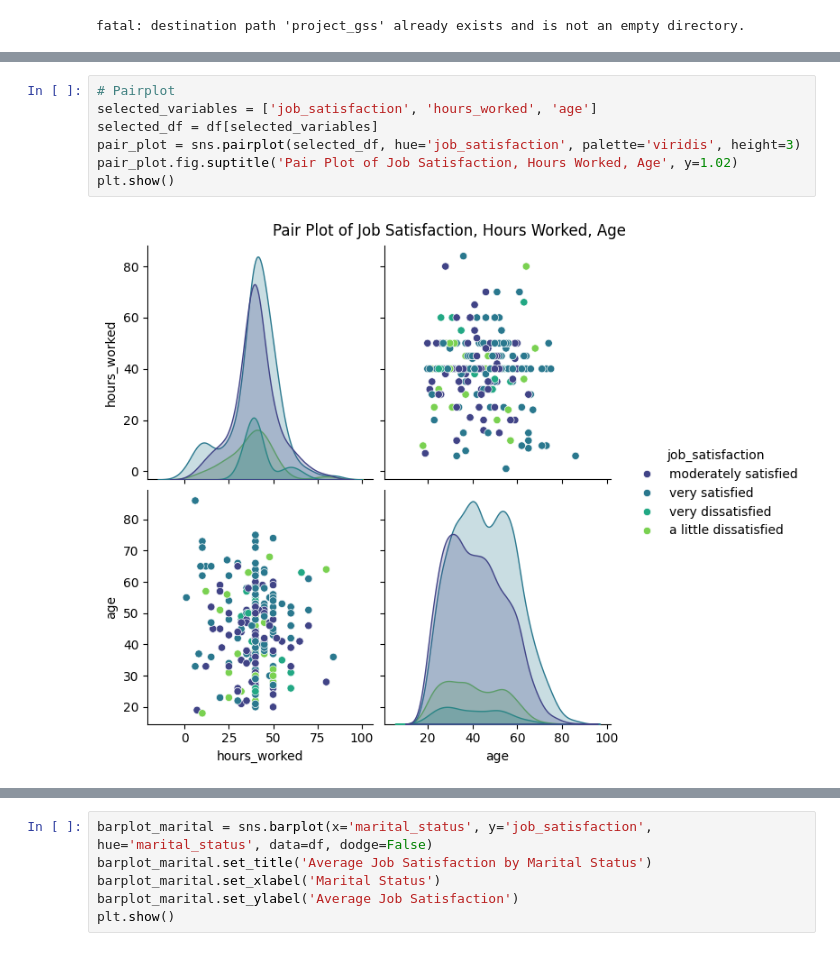
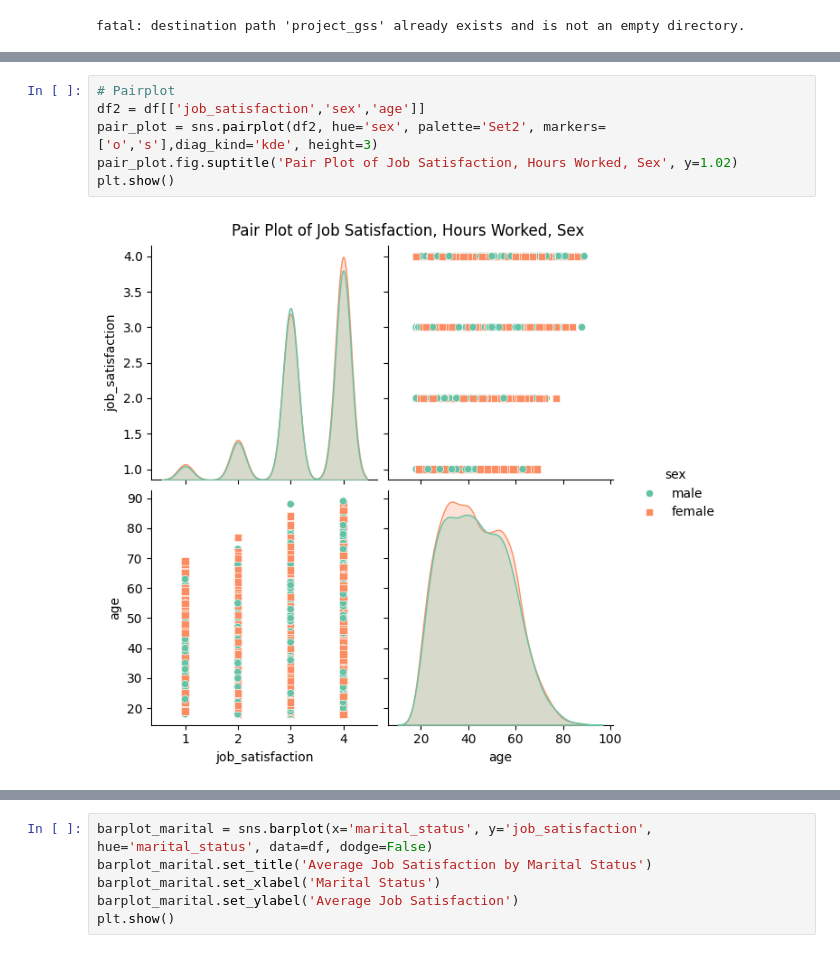
Before and after one commit to kirsten-fung/project_gss, a Jupyter notebook: graph_plot.ipynb, the cells around one changed output, grey strips where cells are left out. Cells and saved outputs as stored; diff of their text form.

```diff
--- a/graph_plot.ipynb
+++ b/graph_plot.ipynb
@@ -43,9 +70,8 @@ plt.show()
 # %%
 # Pairplot
-selected_variables = ['job_satisfaction', 'hours_worked', 'age']
-selected_df = df[selected_variables]
-pair_plot = sns.pairplot(selected_df, hue='job_satisfaction', palette='viridis', height=3)
-pair_plot.fig.suptitle('Pair Plot of Job Satisfaction, Hours Worked, Age', y=1.02)
+df2 = df[['job_satisfaction','sex','age']]
+pair_plot = sns.pairplot(df2, hue='sex', palette='Set2', markers=['o','s'],diag_kind='kde', height=3)
+pair_plot.fig.suptitle('Pair Plot of Job Satisfaction, Hours Worked, Sex', y=1.02)
 plt.show()
 # %% [output]
-[figure, old version]
+[figure, new version]
```
Also changed, not shown: parts of 11 cells of this notebook.
